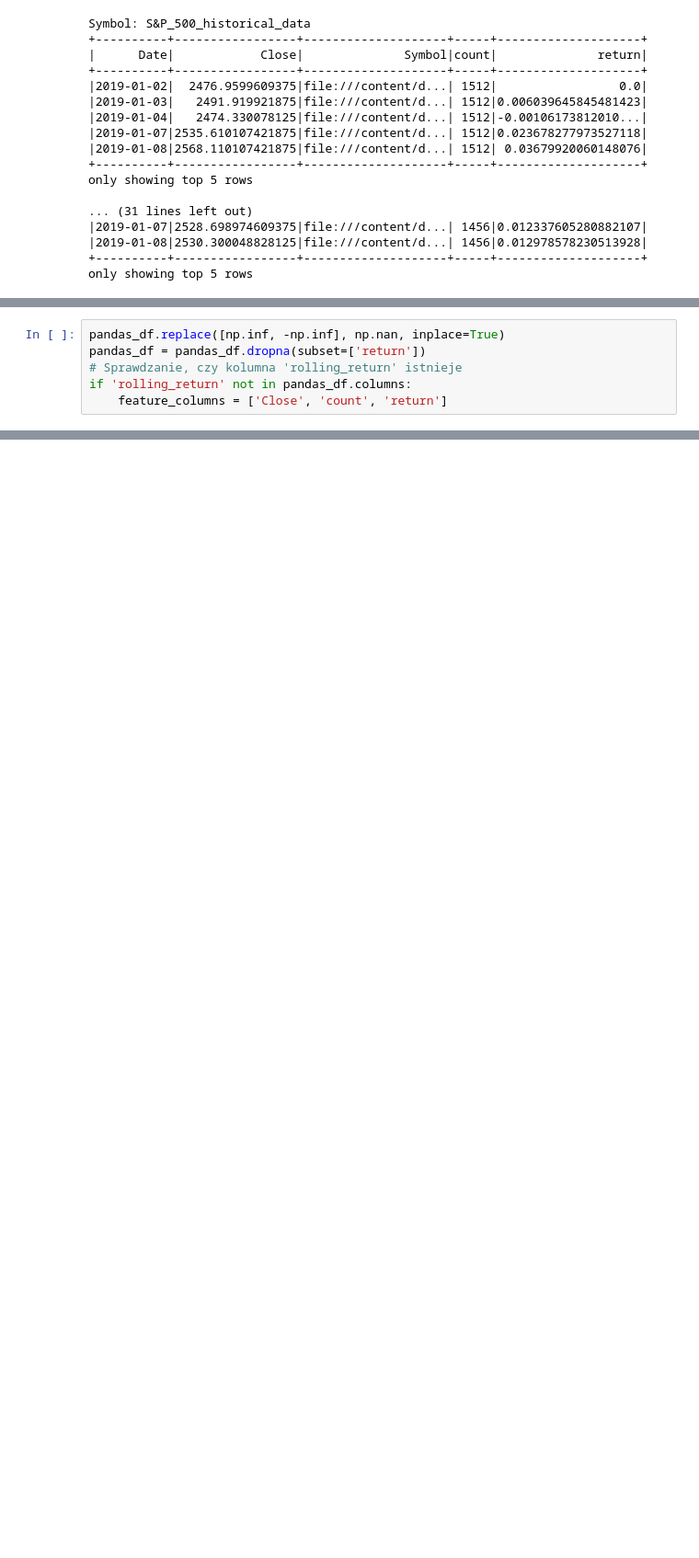
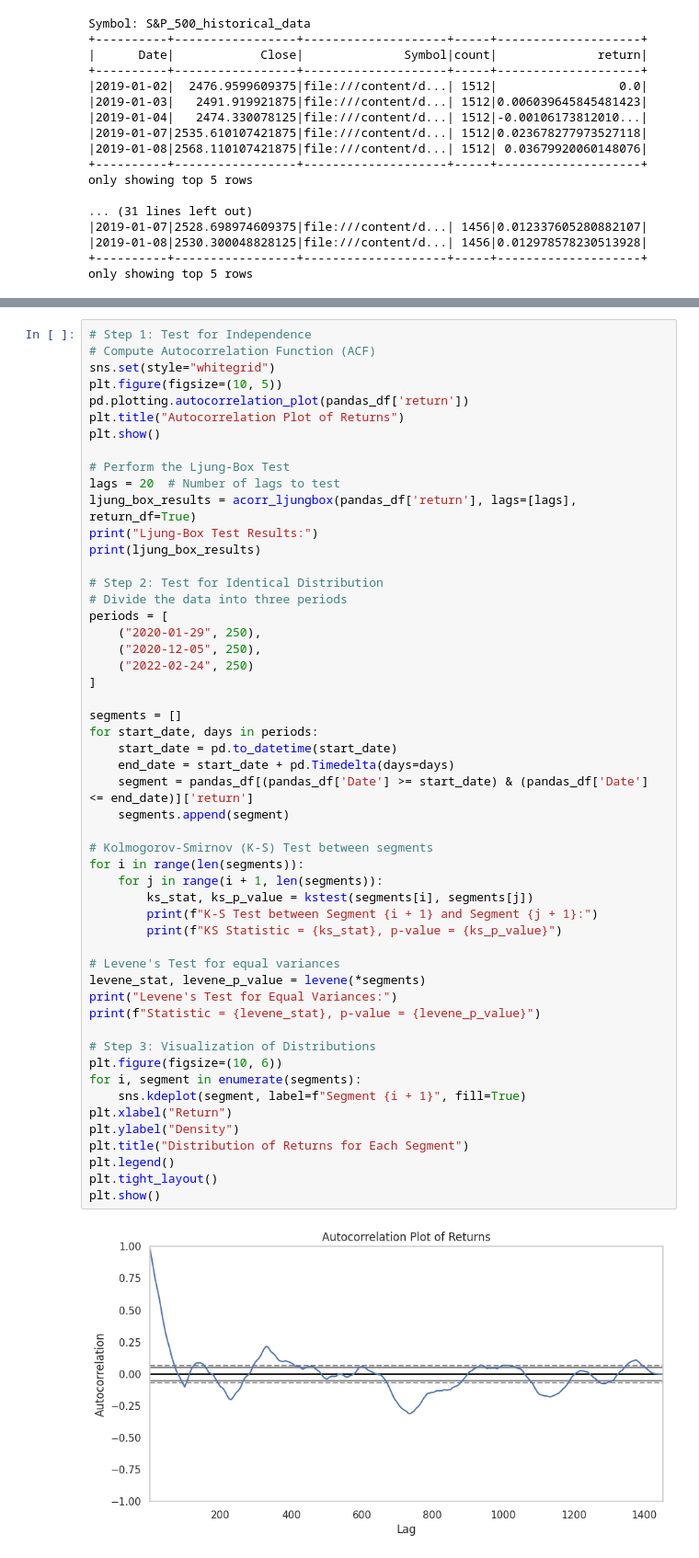
Before and after one commit to laplasjan/BigData, a Jupyter notebook: relative_returns.ipynb, the cells around one changed output, grey strips where cells are left out. Shown at 92% size. Cells and saved outputs as stored; diff of their text form; blank space fills up the shorter version.

```diff
--- a/relative_returns.ipynb
+++ b/relative_returns.ipynb
@@ -279,6 +176,0 @@ from pyspark.sql.types import StructType, StructField, StringType, DoubleType
-# %%
-pandas_df.replace([np.inf, -np.inf], np.nan, inplace=True)
-pandas_df = pandas_df.dropna(subset=['return'])
-# Sprawdzanie, czy kolumna 'rolling_return' istnieje
-if 'rolling_return' not in pandas_df.columns:
-    feature_columns = ['Close', 'count', 'return']
@@ -314,0 +177,54 @@ coef_per_stock_df.show()
+# %%
+# Step 1: Test for Independence
+# Compute Autocorrelation Function (ACF)
+sns.set(style="whitegrid")
+plt.figure(figsize=(10, 5))
+pd.plotting.autocorrelation_plot(pandas_df['return'])
+plt.title("Autocorrelation Plot of Returns")
+plt.show()
+
+# Perform the Ljung-Box Test
+lags = 20  # Number of lags to test
+ljung_box_results = acorr_ljungbox(pandas_df['return'], lags=[lags], return_df=True)
+print("Ljung-Box Test Results:")
+print(ljung_box_results)
+
+# Step 2: Test for Identical Distribution
+# Divide the data into three periods
+periods = [
+    ("2020-01-29", 250),
+    ("2020-12-05", 250),
+    ("2022-02-24", 250)
+]
+
+segments = []
+for start_date, days in periods:
+    start_date = pd.to_datetime(start_date)
+    end_date = start_date + pd.Timedelta(days=days)
+    segment = pandas_df[(pandas_df['Date'] >= start_date) & (pandas_df['Date'] <= end_date)]['return']
+    segments.append(segment)
+
+# Kolmogorov-Smirnov (K-S) Test between segments
+for i in range(len(segments)):
+    for j in range(i + 1, len(segments)):
+        ks_stat, ks_p_value = kstest(segments[i], segments[j])
+        print(f"K-S Test between Segment {i + 1} and Segment {j + 1}:")
+        print(f"KS Statistic = {ks_stat}, p-value = {ks_p_value}")
+
+# Levene's Test for equal variances
+levene_stat, levene_p_value = levene(*segments)
+print("Levene's Test for Equal Variances:")
+print(f"Statistic = {levene_stat}, p-value = {levene_p_value}")
+
+# Step 3: Visualization of Distributions
+plt.figure(figsize=(10, 6))
+for i, segment in enumerate(segments):
+    sns.kdeplot(segment, label=f"Segment {i + 1}", fill=True)
+plt.xlabel("Return")
+plt.ylabel("Density")
+plt.title("Distribution of Returns for Each Segment")
+plt.legend()
+plt.tight_layout()
+plt.show()
+# %% [output]
+[figure, added]
```
Also changed, not shown: parts of 10 cells of this notebook.
